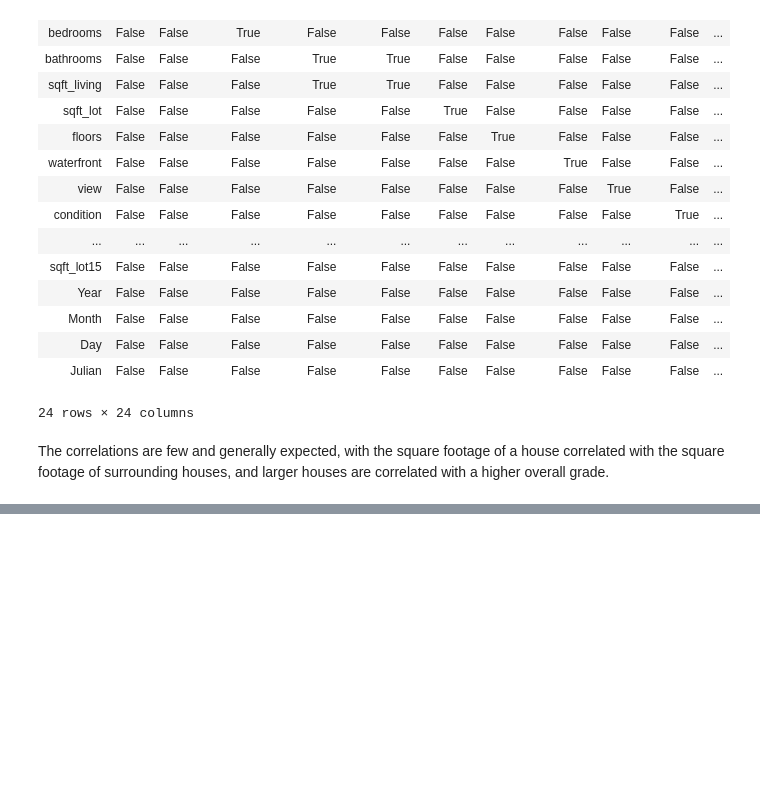
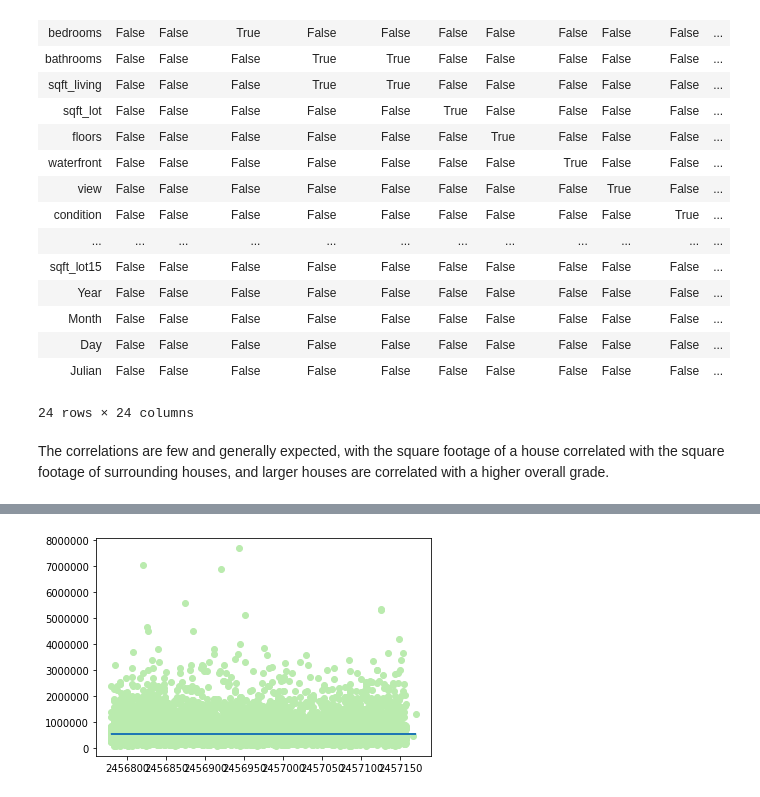
Before and after one commit to aradaha/dsc-mod-2-project-v2-1-onl01-dtsc-ft-030220, a Jupyter notebook: student.ipynb, the cells around one changed output, grey strips where cells are left out. Saved outputs shown, nothing was run; the diff lists cells and outputs as text; code cells hidden in the pictures; blank space fills up the shorter version.

```diff
--- a/student.ipynb
+++ b/student.ipynb
@@ -288,0 +306,4 @@ Model: Y = -12.95 * X + 32349041.52
+# %%
+# This function takes the slope and intercept, and calculates mx + b for each x
+def reg_line (m, b, X):
+    return [(m*x)+b for x in X]
@@ -288,0 +325,12 @@ Model: Y = -12.95 * X + 32349041.52
+# %%
+def plot_regression(X, Y, Y_pred):
+    plt.scatter(X, Y, color='#BAEBAE', label='data')
+    plt.plot(X, Y_pred, label='regression line')
+    plt.show()
+# %%
+Y_pred = reg_line(m, b, X)
+X = df.Julian
+Y = df.price
+plot_regression(X, Y, Y_pred)
+# %% [output]
+[figure, added]
```
Also changed, not shown: parts of 12 cells of this notebook.
